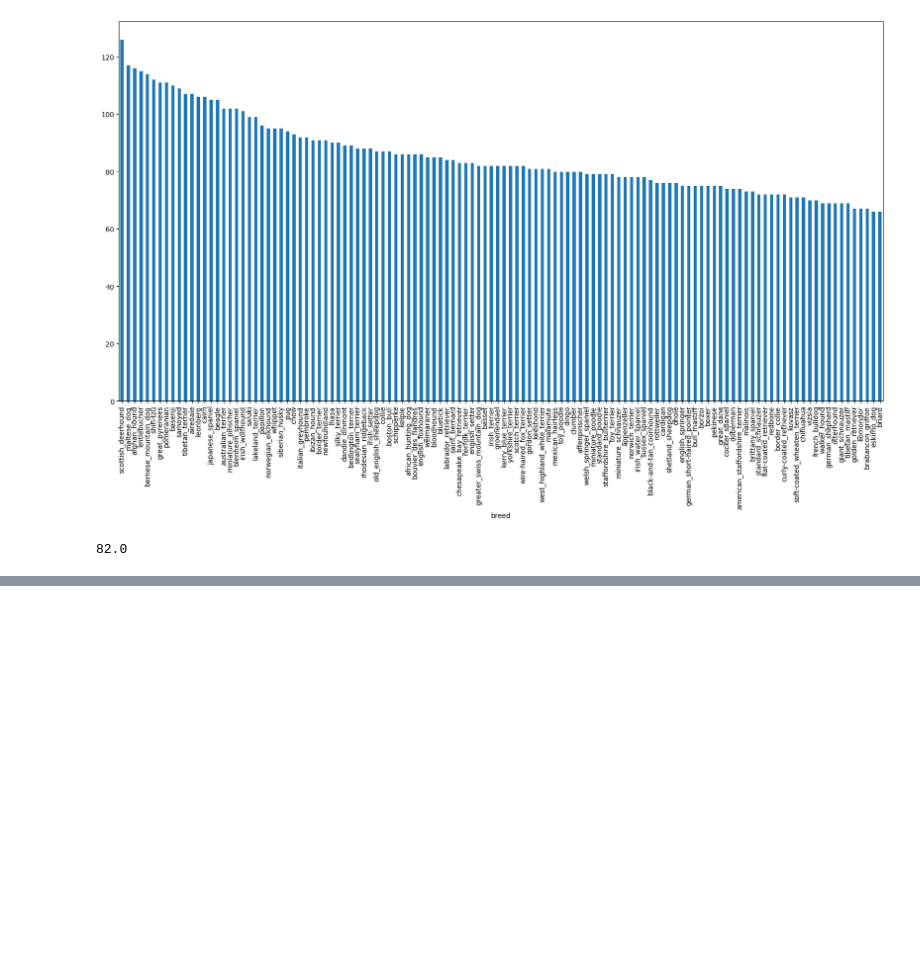
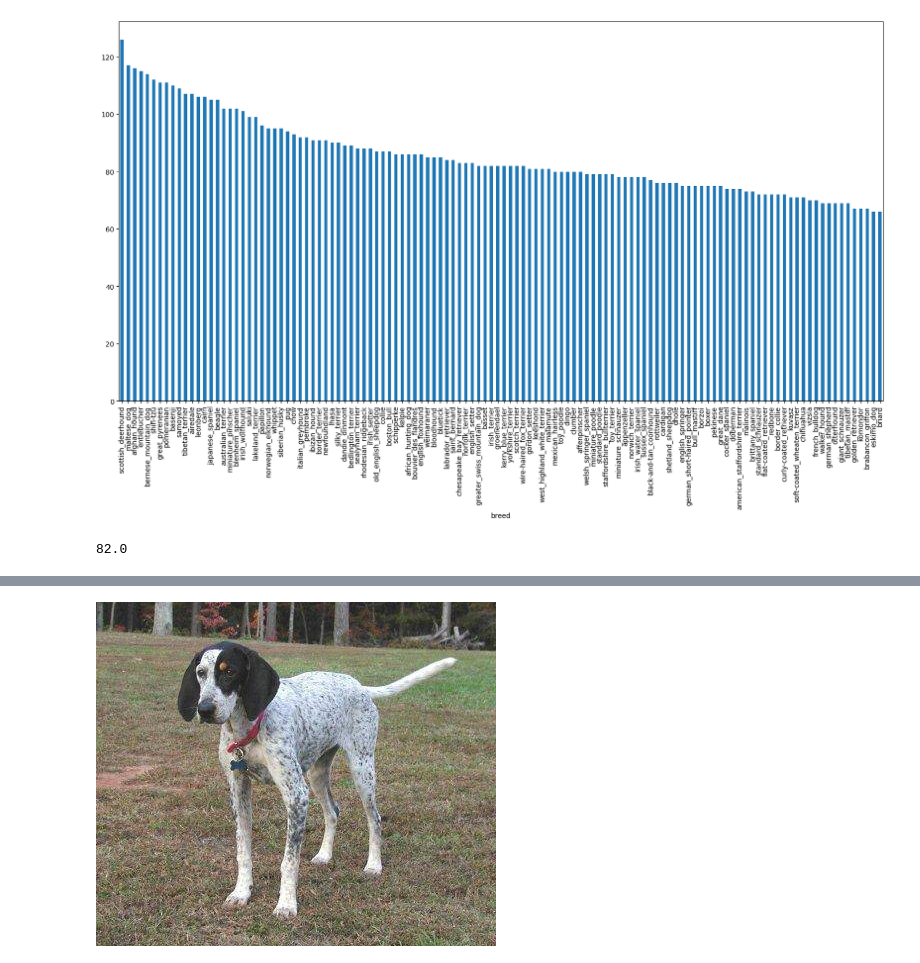
Before and after one commit to Kidist-c/MultiClassDogBreedClassification, a Jupyter notebook: notebook/dog_vision.ipynb, the cells around one changed output, grey strips where cells are left out. Drawn from its saved outputs; the diff is of its cells as text; code cells hidden in the pictures; blank space fills up the shorter version.

Commit message:
view image

```diff
--- a/notebook/dog_vision.ipynb
+++ b/notebook/dog_vision.ipynb
@@ -70,0 +88,6 @@ labels["breed"].value_counts().median()
+# %%
+# let us veiw some of the images
+import IPython.display as display
+display.Image("/content/drive/MyDrive/MultiClassDogBreedClassification/MultiClassDogBreedClassification/data/train/00214f311d5d2247d5dfe4fe24b2303d.jpg")
+# %% [output]
+[figure, added]
```
Also changed, not shown: parts of 1 cell of this notebook.
